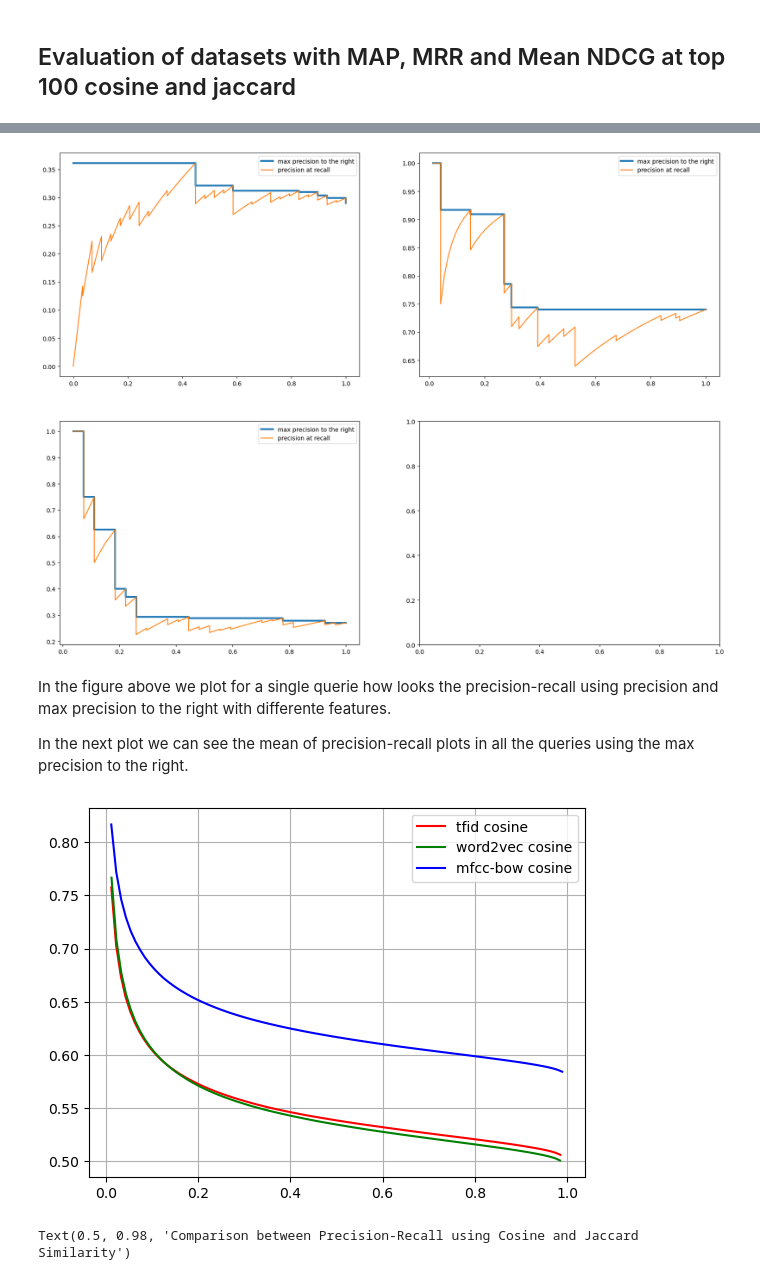
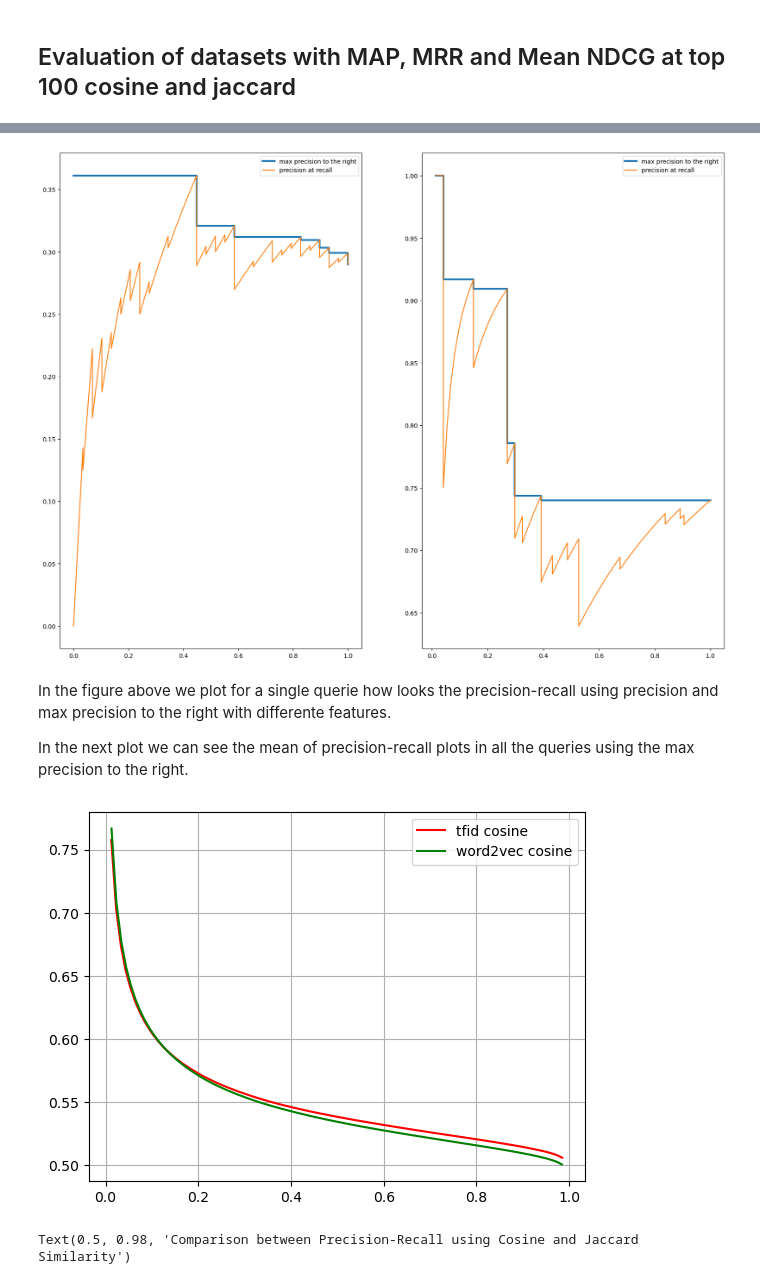
Before and after one commit to mmosc/MMSR, a Jupyter notebook: project/EvaluationMetrics-.ipynb, the cells around one changed output, grey strips where cells are left out. Cells and saved outputs as stored; diff of their text form; code cells hidden in the pictures.

```diff
--- a/project/EvaluationMetrics-.ipynb
+++ b/project/EvaluationMetrics-.ipynb
@@ -477,23 +320,19 @@ def Precision(dfTopIds, topNumber, returnMeanOfValues):
 # %%
 # # Examples of execution as single function
-p, r, p_max = Precision(top_cosine_tfidf, 100, False)
-p1, r1, p1_max = Precision(top_cosine_word2vec, 100, False)
-p2, r2, p2_max = Precision(top_cosine_mfcc_bow, 100, False)
+p, r, p_max = Precision(top_cosine_tfidf, 100, False, genres)
+p1, r1, p1_max = Precision(top_cosine_word2vec, 100, False, genres)
 # %%
 index_test = 2
-fig, axs = plt.subplots(ncols=2, nrows=2, figsize=(20, 15))
-axs[0,0].plot(r[index_test], p_max[index_test], label='max precision to the right', linewidth=3)
-axs[0,0].plot(r[index_test], p[index_test], label='precision at recall')
-axs[0,0].legend()
-axs[0,1].plot(r1[index_test], p1_max[index_test],  label='max precision to the right', linewidth=3)
-axs[0,1].plot(r1[index_test], p1[index_test], label='precision at recall' )
-axs[0,1].legend()
-axs[1,0].plot(r2[index_test], p2_max[index_test],  label='max precision to the right', linewidth=3)
-axs[1,0].plot(r2[index_test], p2[index_test], label='precision at recall')
-axs[1,0].legend()
+fig, axs = plt.subplots(ncols=2, nrows=1, figsize=(20, 15))
+axs[0].plot(r[index_test], p_max[index_test], label='max precision to the right', linewidth=3)
+axs[0].plot(r[index_test], p[index_test], label='precision at recall')
+axs[0].legend()
+axs[1].plot(r1[index_test], p1_max[index_test],  label='max precision to the right', linewidth=3)
+axs[1].plot(r1[index_test], p1[index_test], label='precision at recall' )
+axs[1].legend()
 plt.show()
 # %% [output]
-[figure, old version]
+[figure, new version]
 # %% [markdown]
 In the figure above we plot for a single querie how looks the precision-recall using precision and max precision to the right with differente features.
 
@@ -501,9 +340,8 @@ In the next plot we can see the mean of precision-recall plots in all the querie
 # %%
 plt.plot(np.mean(r, axis=0), np.mean(p_max, axis=0), color='r', label='tfid cosine')
 plt.plot(np.mean(r1, axis=0), np.mean(p1_max, axis=0), color='g', label='word2vec cosine')
-plt.plot(np.mean(r2, axis=0), np.mean(p2_max, axis=0), color='b', label='mfcc-bow cosine')
 plt.grid()
 plt.legend()
 plt.show()
 # %% [output]
-[figure, old version]
+[figure, new version]
```
Also changed, not shown: parts of 98 cells of this notebook.
